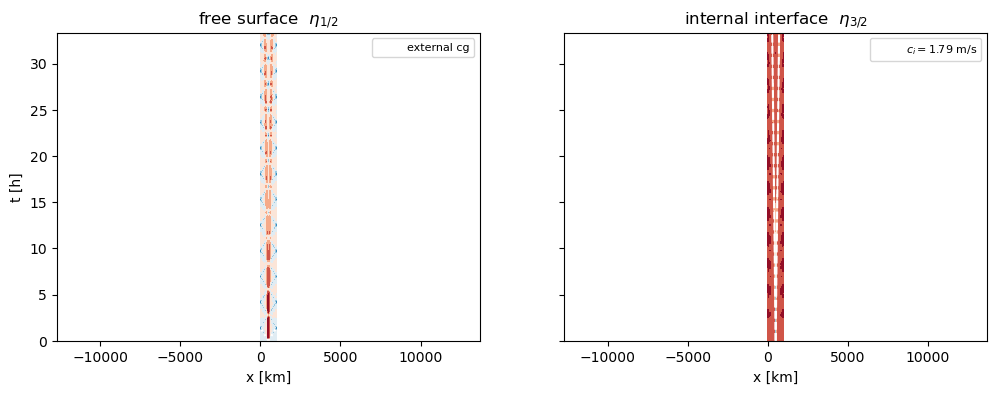
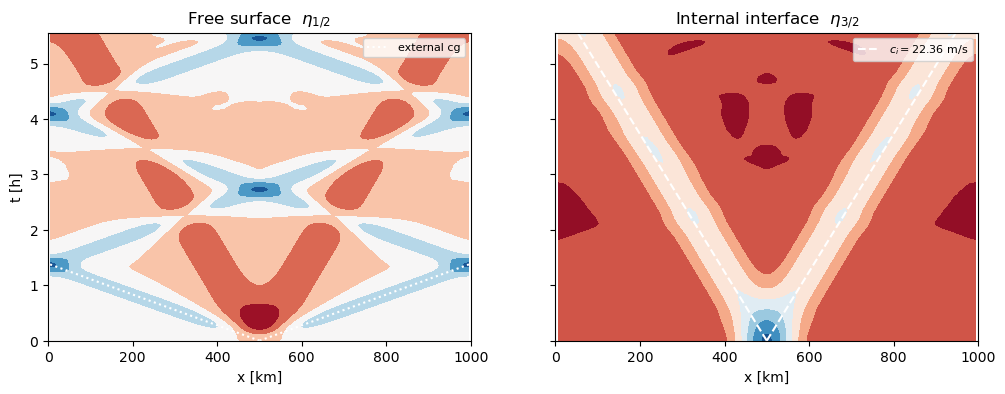
Unified diff of the notebook cell whose output changed from the first chart to the second:
--- before
+++ after
@@ -1,6 +1,6 @@
-M = SSWEM(80, [10., 0.02], [200., 800.], 1000.e3, 0., 0., 0., 0)
+M = SSWEM(80, [10., 2.], [500., 500.], 1000.e3, 0., 0., 0., 0)
 delta = 5.
-M.perturb_h(+delta, 50.e3, 500.e3, k=0)
-M.perturb_h(-delta, 50.e3, 500.e3, k=1)
+M.perturb_h(+delta, 50.e3, M.Lx/2, k=0)
+M.perturb_h(-delta, 50.e3, M.Lx/2, k=1)
 print('IC: free surface max =', np.abs(M.eta(k=0)).max(),
       '  interface max =', np.abs(M.eta(k=1) - (-M.D + M.Ho[1])).max())
@@ -10,5 +10,5 @@
 print(f'c_i = {c_i:.3f} m/s   period for L={M.Lx/1e3:.0f}km: {M.Lx/c_i/3600:.1f} h')
 
-u, v, h, time = M.run(50., 20, 120)
+u, v, h, time = M.run(50., 2, 200)
 interface = np.array([M.eta(h[t], k=1) for t in range(len(time))])
 free_surf = np.array([M.eta(h[t], k=0) for t in range(len(time))])
@@ -16,11 +16,13 @@
 fig, ax = plt.subplots(1, 2, figsize=(12, 4), sharey=True, sharex=True)
 ax[0].contourf(M.xh1/1e3, time/3600, free_surf[:, 0, :], cmap='RdBu_r')
-ax[0].plot((500e3 + M.cg*time)/1e3, time/3600, ':w', label='external cg')
-ax[0].plot((500e3 - M.cg*time)/1e3, time/3600, ':w')
-ax[0].set_title('free surface  $\\eta_{1/2}$'); ax[0].set_xlabel('x [km]'); ax[0].set_ylabel('t [h]')
+ax[0].plot((M.Lx/2 + M.cg*time)/1e3, time/3600, ':w', label='external cg')
+ax[0].plot((M.Lx/2 - M.cg*time)/1e3, time/3600, ':w')
+ax[0].set_xlim(0, M.Lx/1e3)
+ax[0].set_title('Free surface  $\\eta_{1/2}$'); ax[0].set_xlabel('x [km]'); ax[0].set_ylabel('t [h]')
 ax[0].legend(loc='upper right', fontsize=8)
 ax[1].contourf(M.xh1/1e3, time/3600, interface[:, 0, :] - (-M.D[0,0] + M.Ho[1]), cmap='RdBu_r')
-ax[1].plot((500e3 + c_i*time)/1e3, time/3600, '--w', label=f'$c_i={c_i:.2f}$ m/s')
-ax[1].plot((500e3 - c_i*time)/1e3, time/3600, '--w')
-ax[1].set_title('internal interface  $\\eta_{3/2}$'); ax[1].set_xlabel('x [km]')
+ax[1].plot((M.Lx/2 + c_i*time)/1e3, time/3600, '--w', label=f'$c_i={c_i:.2f}$ m/s')
+ax[1].plot((M.Lx/2 - c_i*time)/1e3, time/3600, '--w')
+ax[1].set_xlim(0, M.Lx/1e3)
+ax[1].set_title('Internal interface  $\\eta_{3/2}$'); ax[1].set_xlabel('x [km]')
 ax[1].legend(loc='upper right', fontsize=8)

Commit: Added units and fixed plot fot 2-layer c_i